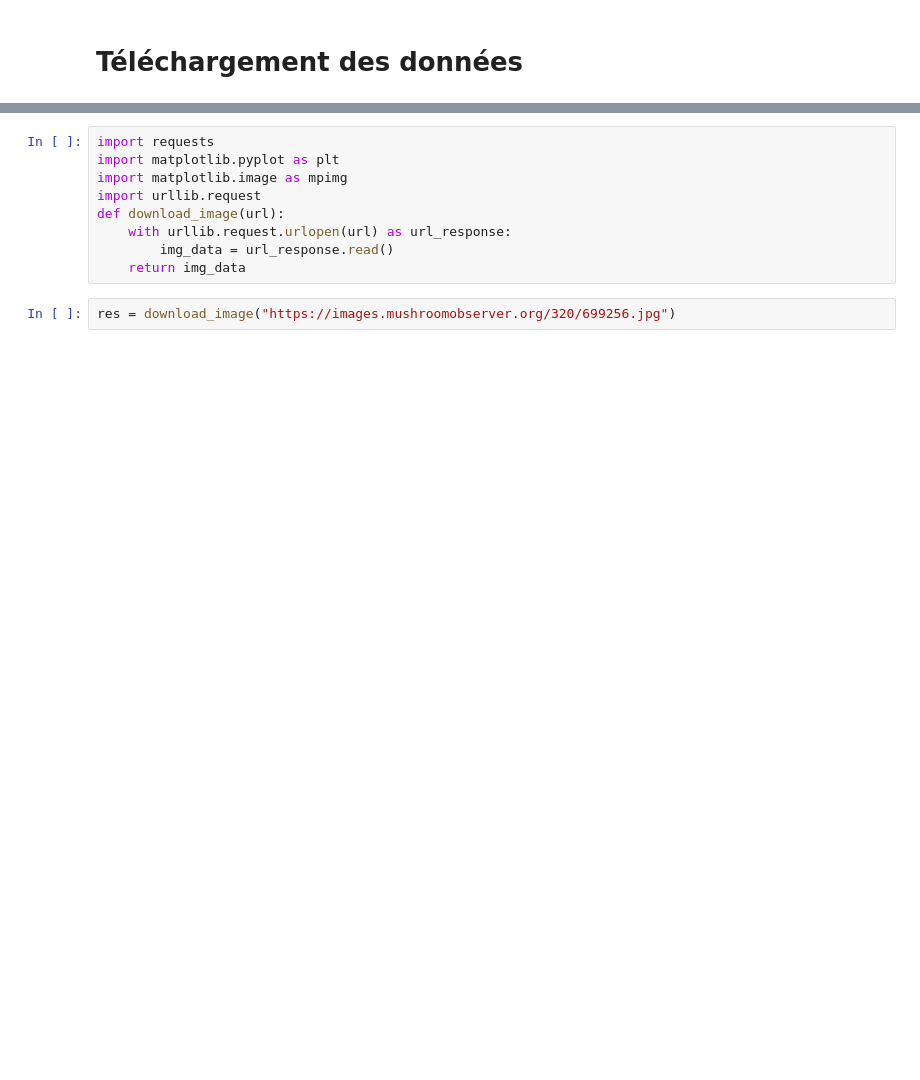
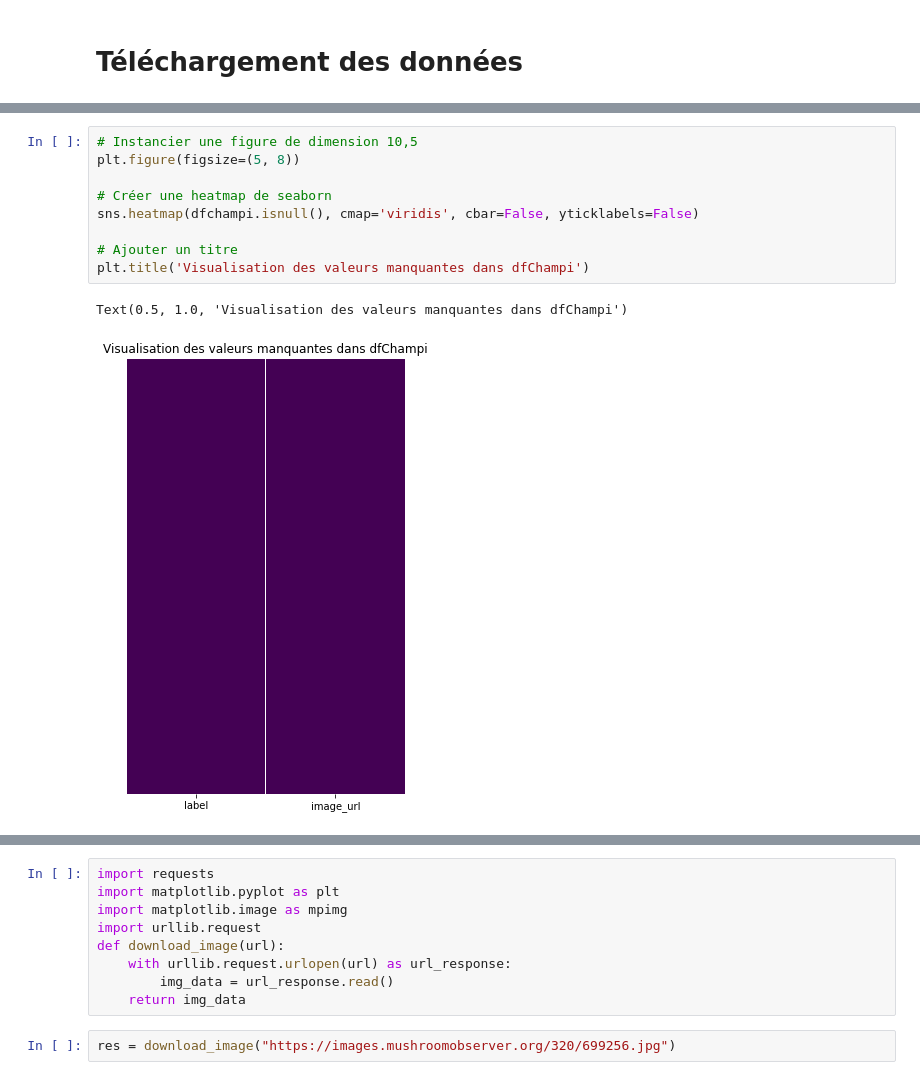
Before and after one commit to PaulDelamarre/TP_CHAMPI, a Jupyter notebook: CHAMPI.ipynb, the cells around one changed output, grey strips where cells are left out. Cells and saved outputs as stored; diff of their text form; blank space fills up the shorter version.

```diff
--- a/CHAMPI.ipynb
+++ b/CHAMPI.ipynb
@@ -43,0 +108,12 @@ df.head(5)
+# %%
+# Instancier une figure de dimension 10,5
+plt.figure(figsize=(5, 8))
+
+# Créer une heatmap de seaborn
+sns.heatmap(dfchampi.isnull(), cmap='viridis', cbar=False, yticklabels=False)
+
+# Ajouter un titre
+plt.title('Visualisation des valeurs manquantes dans dfChampi')
+# %% [output]
+Text(0.5, 1.0, 'Visualisation des valeurs manquantes dans dfChampi')
+[figure, added]
```
Also changed, not shown: parts of 27 cells of this notebook.
